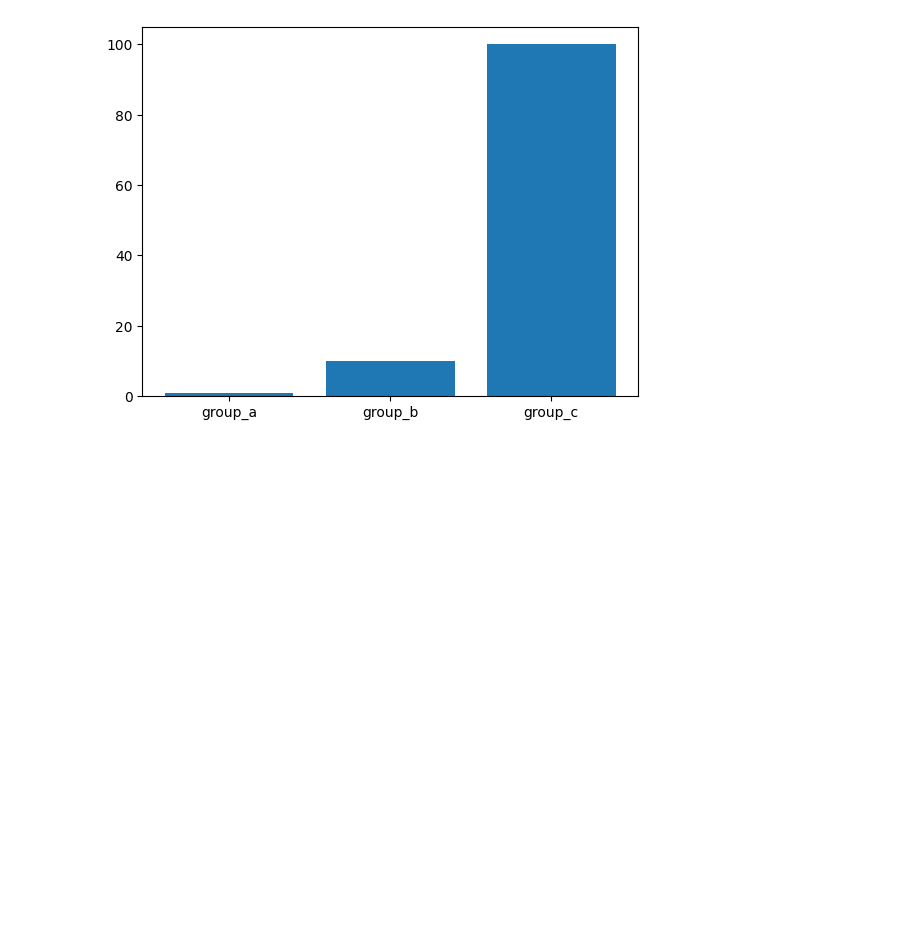
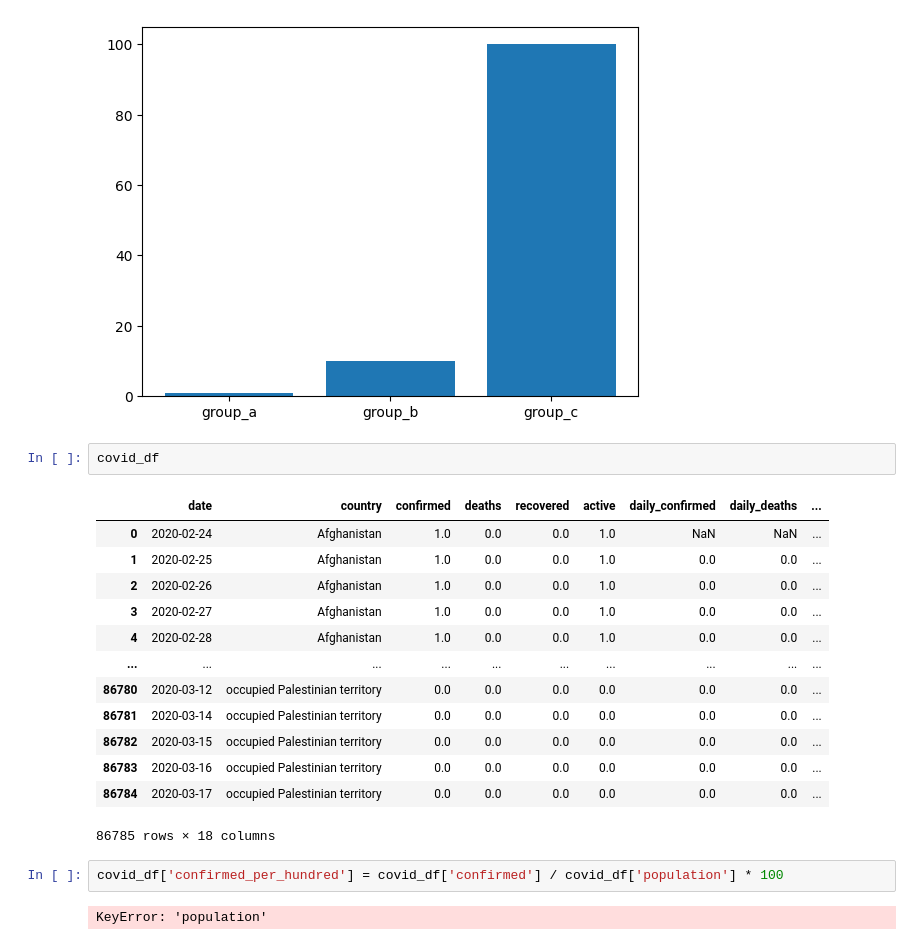
Before and after one commit to AbiNazim/Study_DataScience, a Jupyter notebook: PY_13_Визуализация данных/Covid.ipynb, the cells around one changed output. Saved outputs shown, nothing was run; the diff lists cells and outputs as text; blank space fills up the shorter version.

```diff
--- a/PY_13_Визуализация данных/Covid.ipynb
+++ b/PY_13_Визуализация данных/Covid.ipynb
@@ -335,3 +338,23 @@ plt.bar(names, values)
 plt.show()
 # %% [output]
 [figure]
+# %%
+covid_df
+# %% [output]
+|  | date | country | confirmed | deaths | recovered | active | daily_confirmed | daily_deaths | ... |
+| 0 | 2020-02-24 | Afghanistan | 1.0 | 0.0 | 0.0 | 1.0 | NaN | NaN | ... |
+| 1 | 2020-02-25 | Afghanistan | 1.0 | 0.0 | 0.0 | 1.0 | 0.0 | 0.0 | ... |
+| 2 | 2020-02-26 | Afghanistan | 1.0 | 0.0 | 0.0 | 1.0 | 0.0 | 0.0 | ... |
+| 3 | 2020-02-27 | Afghanistan | 1.0 | 0.0 | 0.0 | 1.0 | 0.0 | 0.0 | ... |
+| 4 | 2020-02-28 | Afghanistan | 1.0 | 0.0 | 0.0 | 1.0 | 0.0 | 0.0 | ... |
+| ... | ... | ... | ... | ... | ... | ... | ... | ... | ... |
+| 86780 | 2020-03-12 | occupied Palestinian territory | 0.0 | 0.0 | 0.0 | 0.0 | 0.0 | 0.0 | ... |
+| 86781 | 2020-03-14 | occupied Palestinian territory | 0.0 | 0.0 | 0.0 | 0.0 | 0.0 | 0.0 | ... |
+| 86782 | 2020-03-15 | occupied Palestinian territory | 0.0 | 0.0 | 0.0 | 0.0 | 0.0 | 0.0 | ... |
+| 86783 | 2020-03-16 | occupied Palestinian territory | 0.0 | 0.0 | 0.0 | 0.0 | 0.0 | 0.0 | ... |
+| 86784 | 2020-03-17 | occupied Palestinian territory | 0.0 | 0.0 | 0.0 | 0.0 | 0.0 | 0.0 | ... |
+86785 rows × 18 columns
+# %%
+covid_df['confirmed_per_hundred'] = covid_df['confirmed'] / covid_df['population'] * 100
+# %% [output]
+KeyError: 'population'
```
Also changed, not shown: parts of 2 cells of this notebook.
